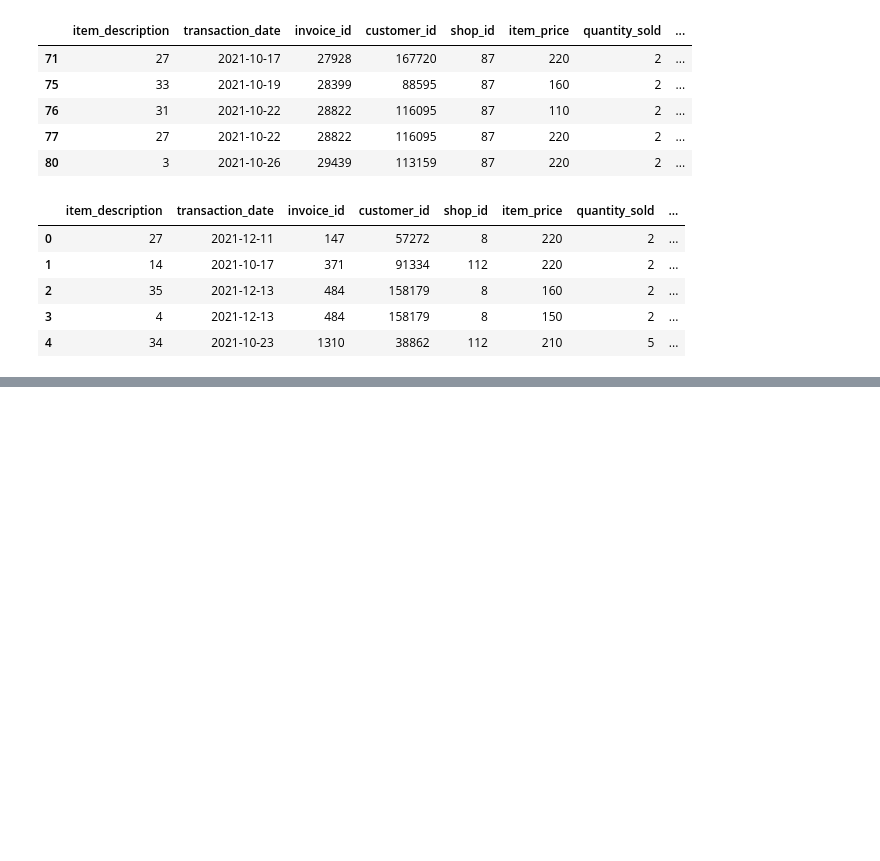
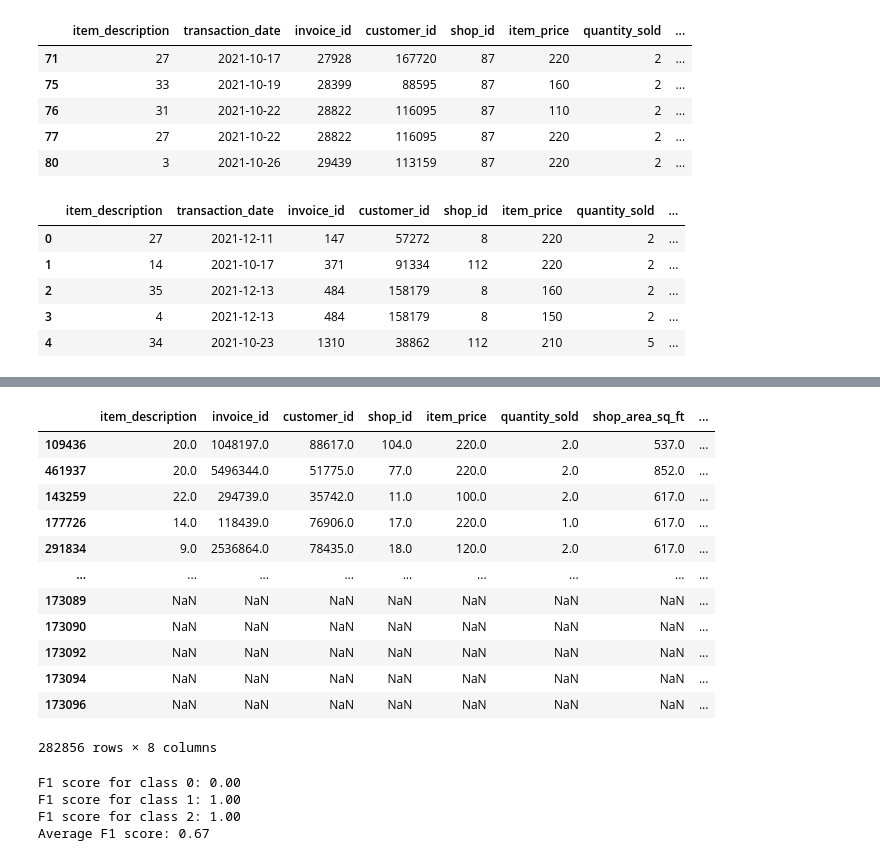
Before and after one commit to codened/DataStorm-4.0, a Jupyter notebook: stormingRound/DataStorm_4_0.ipynb, the cells around one changed output, grey strips where cells are left out. Cells and saved outputs as stored; diff of their text form; code cells hidden in the pictures; blank space fills up the shorter version.

```diff
--- a/stormingRound/DataStorm_4_0.ipynb
+++ b/stormingRound/DataStorm_4_0.ipynb
@@ -228,0 +244,5 @@ print(f1_score(y_test, predictions, average=None))
+# %%
+predDf=pd.DataFrame(predictions, columns=['shop_profile'])
+# %%
+# Concatenate DataFrames
+concatenated_df = pd.concat([X_test, predDf], axis=1)
@@ -228,0 +264,16 @@ print(f1_score(y_test, predictions, average=None))
+# %%
+concatenated_df
+# %% [output]
+|  | item_description | invoice_id | customer_id | shop_id | item_price | quantity_sold | shop_area_sq_ft | ... |
+| 109436 | 20.0 | 1048197.0 | 88617.0 | 104.0 | 220.0 | 2.0 | 537.0 | ... |
+| 461937 | 20.0 | 5496344.0 | 51775.0 | 77.0 | 220.0 | 2.0 | 852.0 | ... |
+| 143259 | 22.0 | 294739.0 | 35742.0 | 11.0 | 100.0 | 2.0 | 617.0 | ... |
+| 177726 | 14.0 | 118439.0 | 76906.0 | 17.0 | 220.0 | 1.0 | 617.0 | ... |
+| 291834 | 9.0 | 2536864.0 | 78435.0 | 18.0 | 120.0 | 2.0 | 617.0 | ... |
+| ... | ... | ... | ... | ... | ... | ... | ... | ... |
+| 173089 | NaN | NaN | NaN | NaN | NaN | NaN | NaN | ... |
+| 173090 | NaN | NaN | NaN | NaN | NaN | NaN | NaN | ... |
+| 173092 | NaN | NaN | NaN | NaN | NaN | NaN | NaN | ... |
+| 173094 | NaN | NaN | NaN | NaN | NaN | NaN | NaN | ... |
+| 173096 | NaN | NaN | NaN | NaN | NaN | NaN | NaN | ... |
+282856 rows × 8 columns
@@ -228,0 +282,18 @@ print(f1_score(y_test, predictions, average=None))
+# %%
+# Calculate F1 score for each class
+f1_class0 = f1_score(y_test, predictions, labels=[0], average='weighted')
+f1_class1 = f1_score(y_test, predictions, labels=[1], average='weighted')
+f1_class2 = f1_score(y_test, predictions, labels=[2], average='weighted')
+
+# Calculate average F1 score
+f1_average = (f1_class0 + f1_class1 + f1_class2) / 3
+
+print(f"F1 score for class 0: {f1_class0:.2f}")
+print(f"F1 score for class 1: {f1_class1:.2f}")
+print(f"F1 score for class 2: {f1_class2:.2f}")
+print(f"Average F1 score: {f1_average:.2f}")
+# %% [output]
+F1 score for class 0: 0.00
+F1 score for class 1: 1.00
+F1 score for class 2: 1.00
+Average F1 score: 0.67
```
Also changed, not shown: parts of 9 cells of this notebook, 1 other file.
